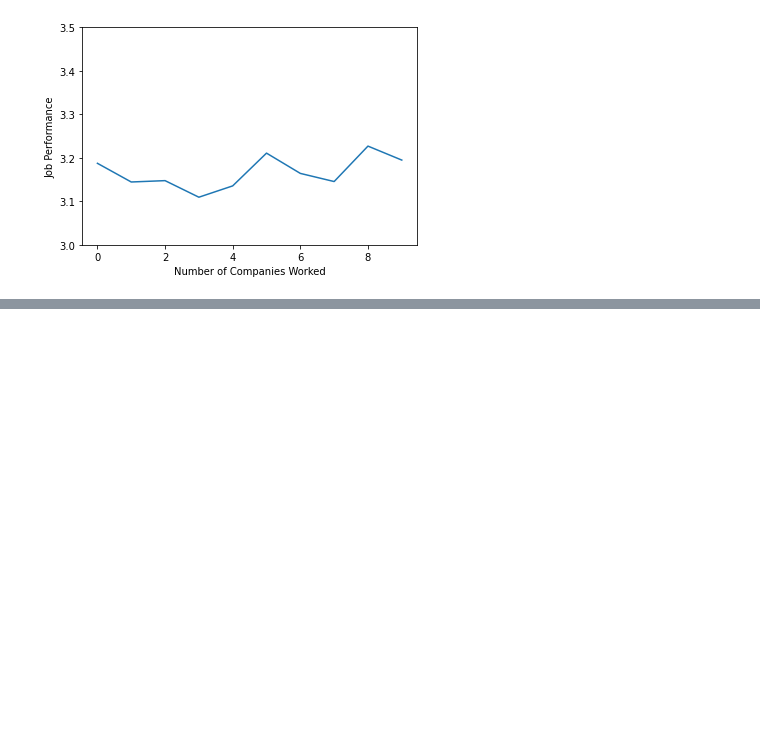
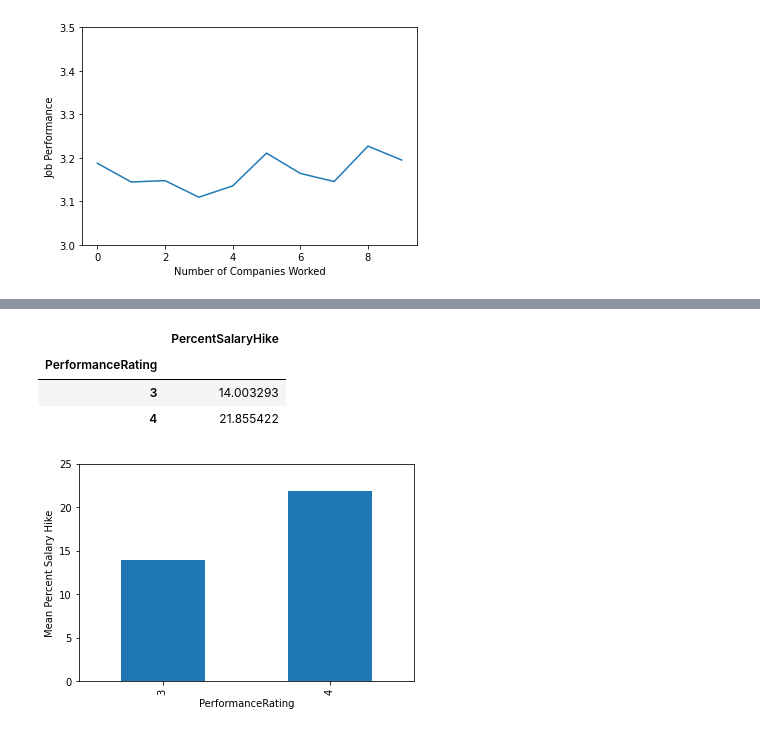
Before and after one commit to Anthony-Davey/Project2-ETL, a Jupyter notebook: project-findings-matt-hill.ipynb, the cells around one changed output, grey strips where cells are left out. Cells and saved outputs as stored; diff of their text form; code cells hidden in the pictures; blank space fills up the shorter version.

```diff
--- a/project-findings-matt-hill.ipynb
+++ b/project-findings-matt-hill.ipynb
@@ -183,0 +241,11 @@ companies_df[["JobSatisfaction", "NumCompaniesWorked"]].groupby("NumCompaniesWor
+# %%
+# Employees with higher performance ratings receive higher salary hikes
+
+companies_df[["PerformanceRating", "PercentSalaryHike"]].groupby("PerformanceRating").mean().plot(kind="bar", legend=False, ylabel="Mean Percent Salary Hike", ylim=[0,25])
+companies_df[["PerformanceRating", "PercentSalaryHike"]].groupby("PerformanceRating").mean()
+# %% [output]
+|  | PercentSalaryHike |
+| PerformanceRating |  |
+| 3 | 14.003293 |
+| 4 | 21.855422 |
+[figure, added]
```
Also changed, not shown: parts of 30 cells of this notebook, 3 other files.
